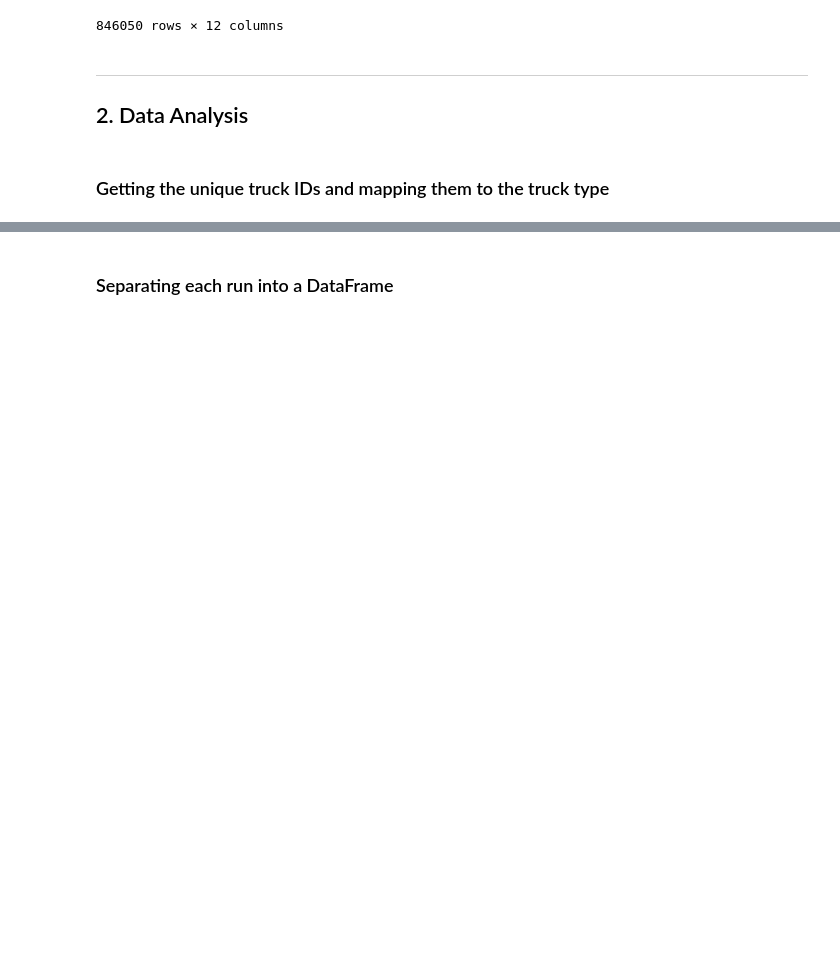
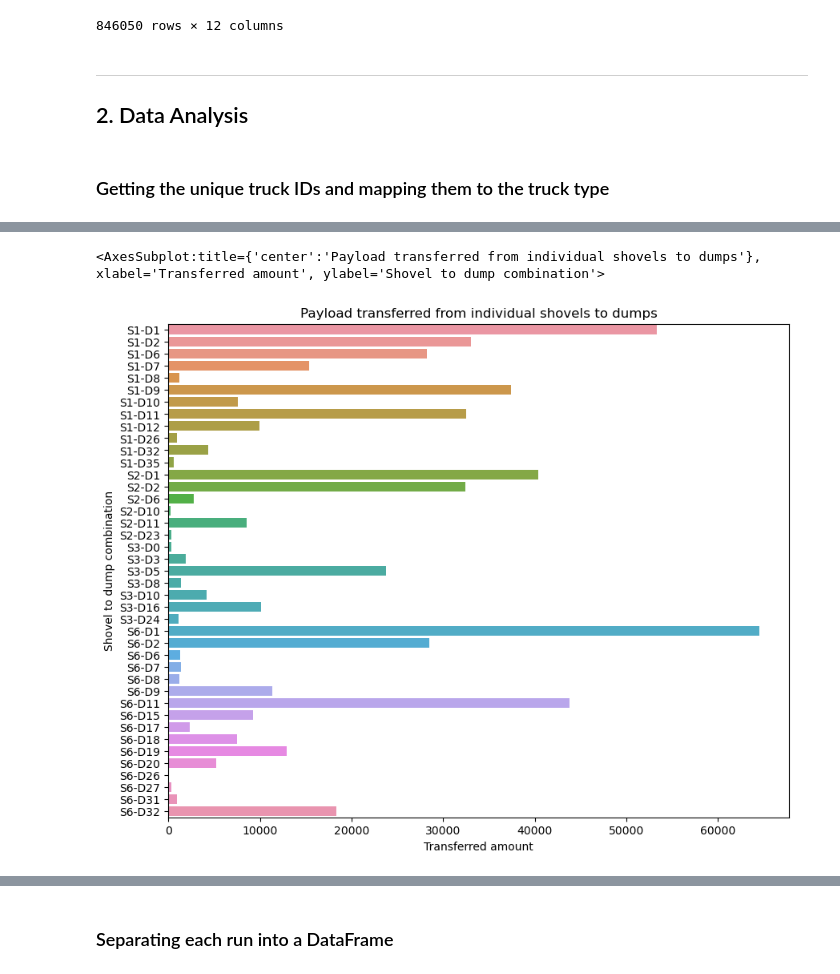
Before and after one commit to baumannkev/QDS_Hacks, a Jupyter notebook: Tracy_QDS_2023.ipynb, the cells around one changed output, grey strips where cells are left out. Cells and saved outputs as stored; diff of their text form; code cells hidden in the pictures; blank space fills up the shorter version.

```diff
--- a/Tracy_QDS_2023.ipynb
+++ b/Tracy_QDS_2023.ipynb
@@ -60,3 +83,14 @@ dtype: object
 | 19 | 2022-04-03 00:01:38 | 55236.506152 | 224491.232652 | 400.4378 | NaN | Empty | 0.0 | 0 | ... |
 | 21 | 2022-04-03 00:01:42 | 55252.532868 | 224465.523704 | 398.0018 | NaN | Empty | 0.0 | 0 | ... |
 | 24 | 2022-04-03 00:01:48 | 55288.883906 | 224411.149771 | 392.3178 | NaN | Empty | 0.0 | 0 | ... |
+# %%
+# Change Status and IDs to categorical data
+
+col_names = ['STATUS', 'TRUCK_ID', 'TRUCK_TYPE_ID', 'SHOVEL_ID', 'DUMP_ID', 'RND']
+
+for col in col_names:
+    df[col] = df[col].astype('category')
+
+print(df.dtypes)
+
+df.describe(include='all')
@@ -266,0 +296,23 @@ Total records of TRUCK TYPE 3: 652011
+# %%
+# Create empty dictionary to hold shovel-dump combination (keys) and payload sum (values)
+payload_dict = {}
+
+# Loop through each unique value of shovel and dump to create combinations and calculate payload sum from unique payload values
+for shovel in np.sort(df_copy['SHOVEL_ID'].unique()).tolist():
+    for dump in np.sort(df_copy['DUMP_ID'].unique()).tolist():
+        temp_str = "S" + str(shovel) + "-D" + str(dump)
+        temp_df = df_copy[(df_copy['SHOVEL_ID'] == shovel) & (df_copy['DUMP_ID'] == dump)]
+        payload_dict.update({temp_str: sum(temp_df['PAYLOAD'].unique())})
+# %%
+# Remove key-value pairs where the value is 0
+payload_dict_dropZeroes = {x:y for x,y in payload_dict.items() if y!=0}
+
+keys = list(payload_dict_dropZeroes.keys())
+vals = [float(payload_dict_dropZeroes[k]) for k in keys]
+
+payload_plot = sns.barplot(x=vals, y=keys)
+payload_plot.set(xlabel='Transferred amount', ylabel='Shovel to dump combination', title='Payload transferred from individual shovels to dumps')
+payload_plot
+# %% [output]
+<AxesSubplot:title={'center':'Payload transferred from individual shovels to dumps'}, xlabel='Transferred amount', ylabel='Shovel to dump combination'>
+[figure, added]
```
Also changed, not shown: parts of 43 cells of this notebook.
